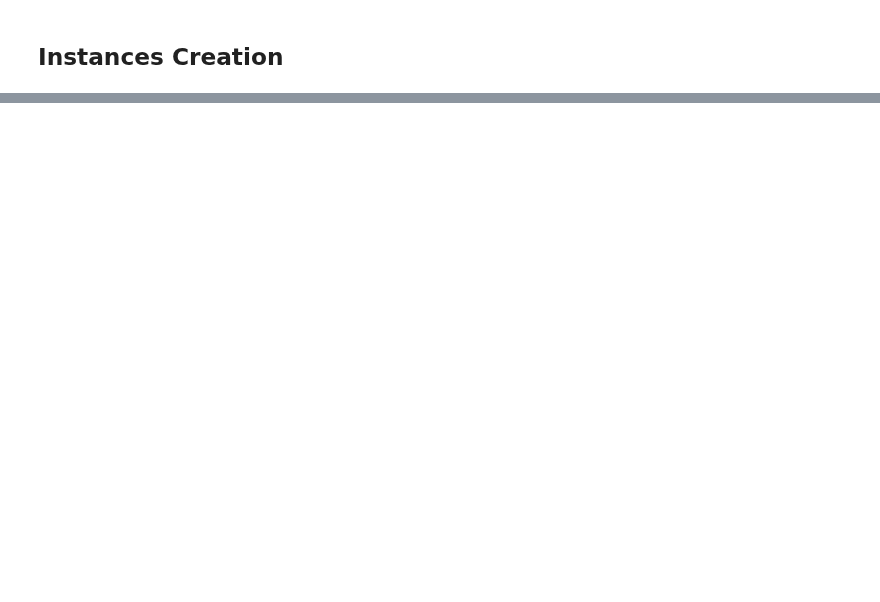
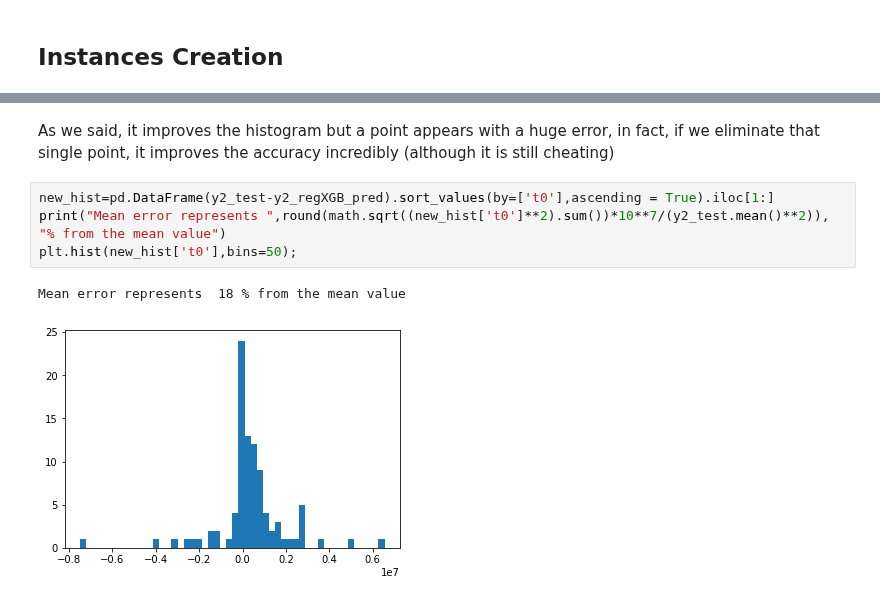
Before and after one commit to davescusope/TFM_Data_Science, a Jupyter notebook: 06. Modeling II.ipynb, the cells around one changed output, grey strips where cells are left out. Saved outputs shown, nothing was run; the diff lists cells and outputs as text; blank space fills up the shorter version.

```diff
--- a/06. Modeling II.ipynb
+++ b/06. Modeling II.ipynb
@@ -480,0 +319,9 @@ plt.show(figsize(30,10))
+# %% [markdown]
+As we said, it improves the histogram but a point appears with a huge error, in fact, if we eliminate that single point, it improves the accuracy incredibly (although it is still cheating)
+# %%
+new_hist=pd.DataFrame(y2_test-y2_regXGB_pred).sort_values(by=['t0'],ascending = True).iloc[1:]
+print("Mean error represents ",round(math.sqrt((new_hist['t0']**2).sum())*10**7/(y2_test.mean()**2)), "% from the mean value")
+plt.hist(new_hist['t0'],bins=50);
+# %% [output]
+Mean error represents  18 % from the mean value
+[figure, added]
```
Also changed, not shown: parts of 74 cells of this notebook, 3 other files.
